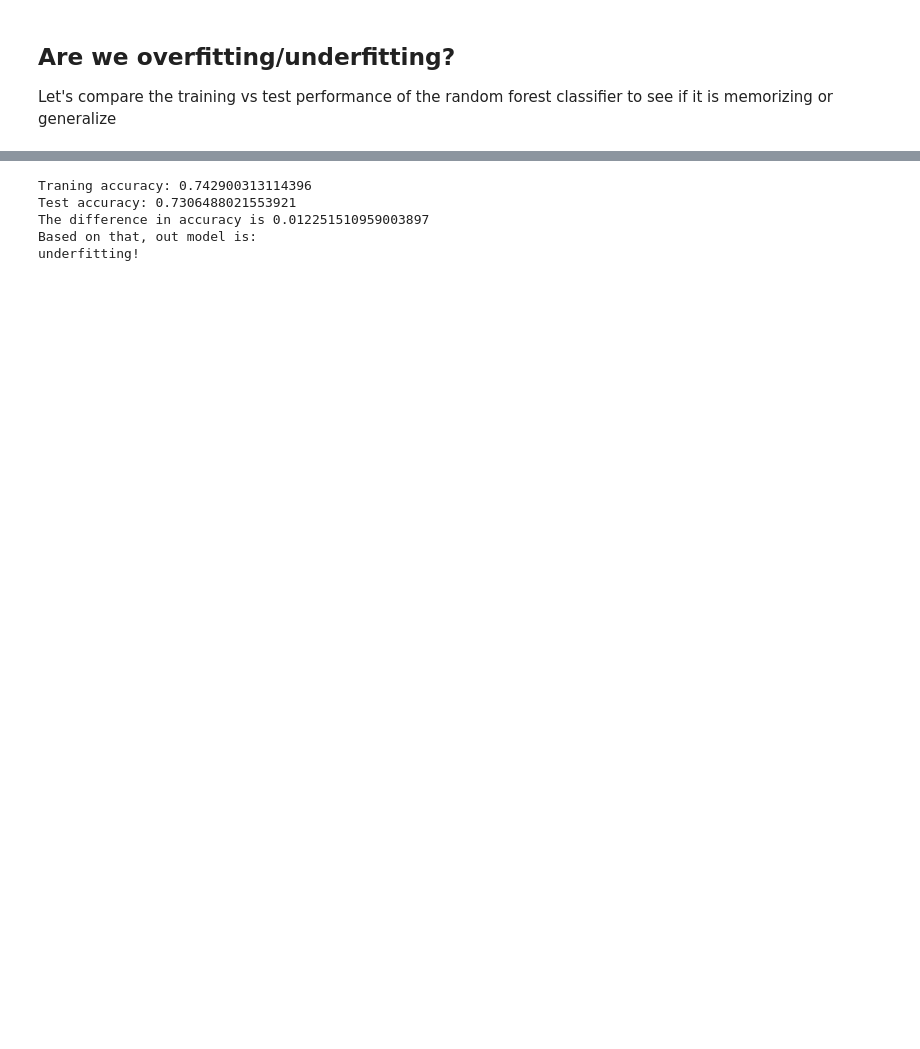
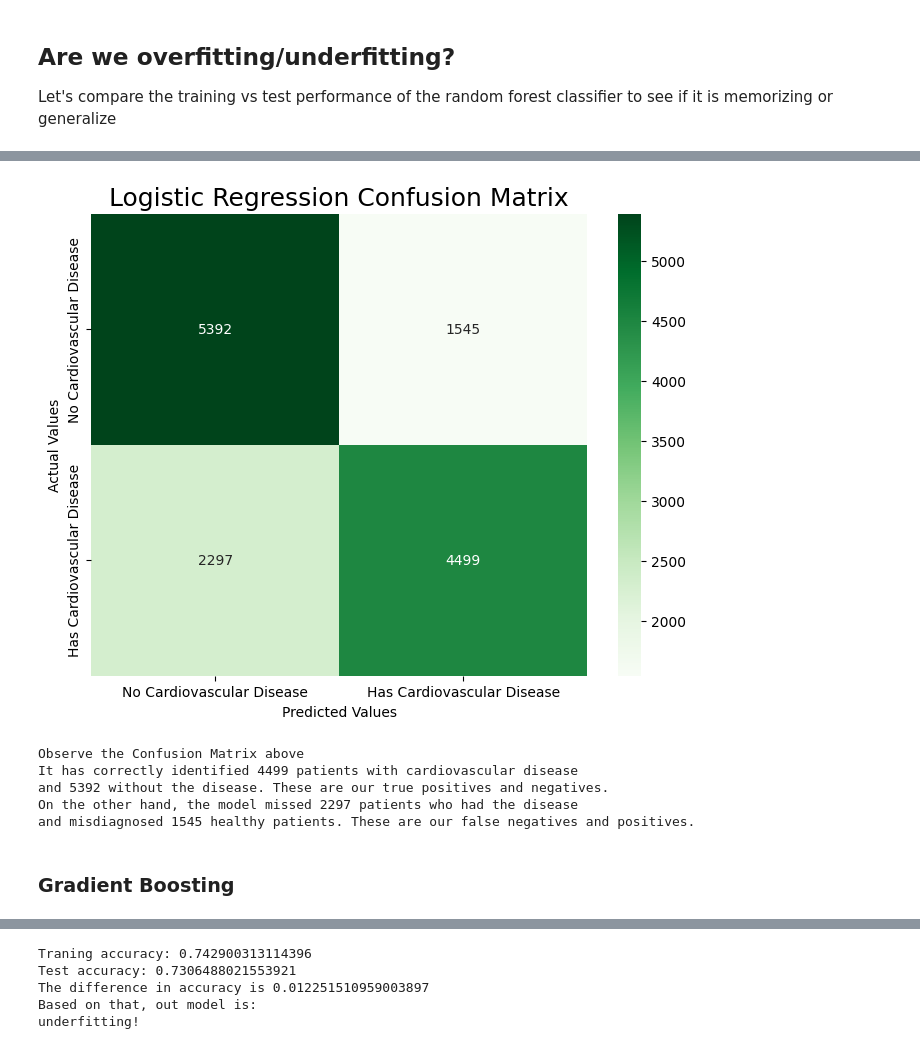
Before and after one commit to harshryadav/covid-case-prediction, a Jupyter notebook: 602_p5_harshyadav.ipynb, the cells around one changed output, grey strips where cells are left out. Saved outputs shown, nothing was run; the diff lists cells and outputs as text; code cells hidden in the pictures; blank space fills up the shorter version.

```diff
--- a/602_p5_harshyadav.ipynb
+++ b/602_p5_harshyadav.ipynb
@@ -1268,0 +1319,30 @@ Let's compare the training vs test performance of the random forest classifier t
+# %%
+# Logistic Regression Heatmap
+conf_matrix_lr = confusion_matrix(y_test, y_pred_lr)
+
+plt.figure(figsize=(8,6))
+sns.heatmap(conf_matrix_lr, annot=True, fmt='d', cmap='Greens',
+            xticklabels=['No Cardiovascular Disease', 'Has Cardiovascular Disease'],
+            yticklabels=['No Cardiovascular Disease', 'Has Cardiovascular Disease'])
+
+plt.title('Logistic Regression Confusion Matrix', fontsize=18)
+plt.xlabel('Predicted Values')
+plt.ylabel('Actual Values')
+plt.show()
+
+# identify true postivies and false negatives in the confusion matrix
+print("\n")
+print(f'Observe the Confusion Matrix above')
+print(f'It has correctly identified {conf_matrix_lr[1,1]} patients with cardiovascular disease')
+print(f'and {conf_matrix_lr[0,0]} without the disease. These are our true positives and negatives.')
+print(f'On the other hand, the model missed {conf_matrix_lr[1,0]} patients who had the disease')
+print(f'and misdiagnosed {conf_matrix_lr[0,1]} healthy patients. These are our false negatives and positives.' )
+# %% [output]
+[figure, added]
+Observe the Confusion Matrix above
+It has correctly identified 4499 patients with cardiovascular disease
+and 5392 without the disease. These are our true positives and negatives.
+On the other hand, the model missed 2297 patients who had the disease
+and misdiagnosed 1545 healthy patients. These are our false negatives and positives.
+# %% [markdown]
+### Gradient Boosting
```
Also changed, not shown: parts of 20 cells of this notebook.
